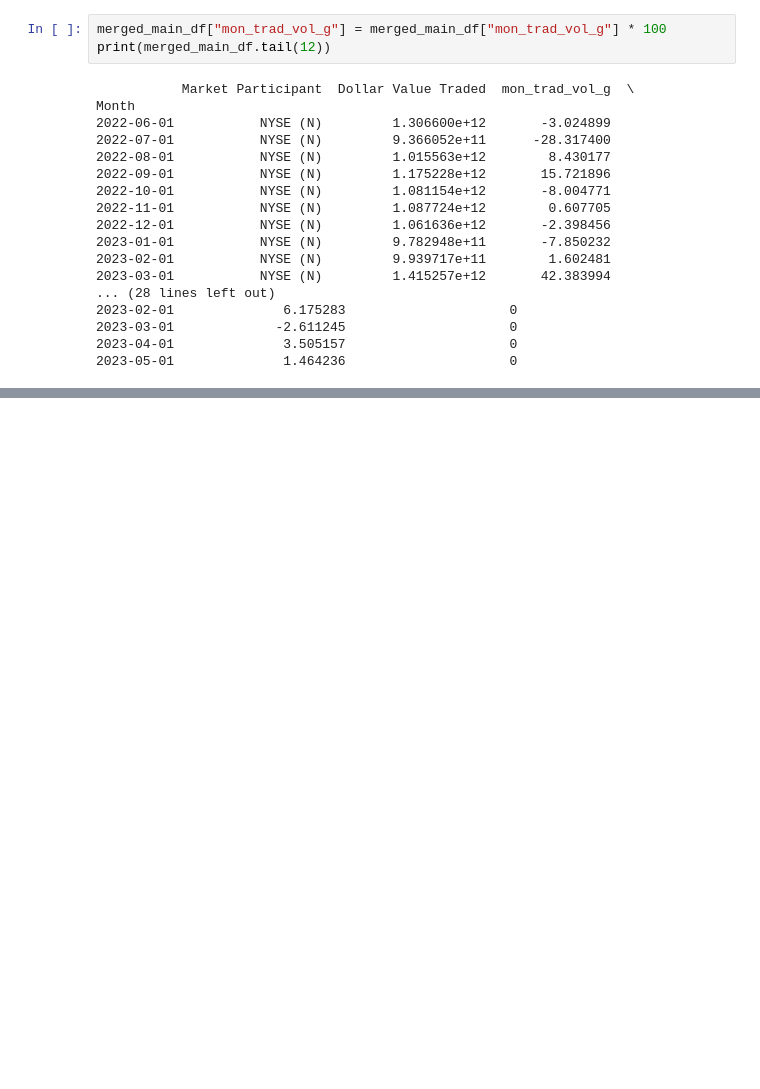
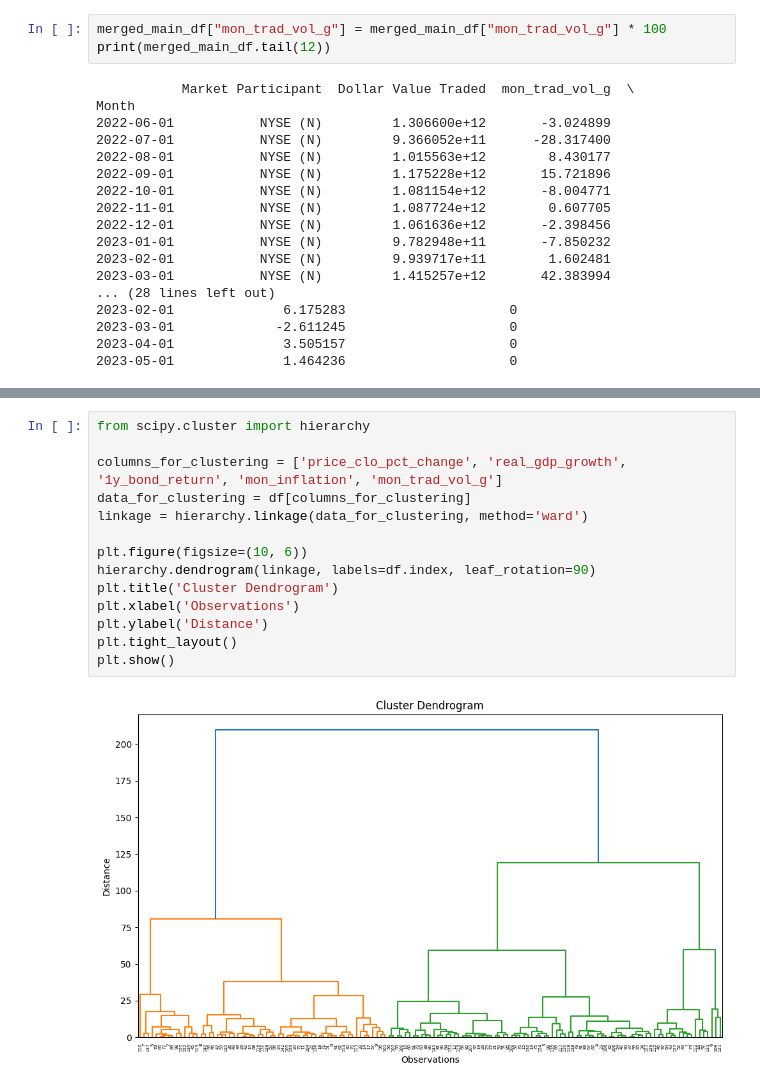
Before and after one commit to glomanu/TMDLGroupProject, a Jupyter notebook: Project.ipynb, the cells around one changed output, grey strips where cells are left out. Cells and saved outputs as stored; diff of their text form; blank space fills up the shorter version.

```diff
--- a/Project.ipynb
+++ b/Project.ipynb
@@ -827,0 +1072,16 @@ merged_main_df.to_excel('checkpoint_final_data.xlsx', index=False)
+# %%
+from scipy.cluster import hierarchy
+
+columns_for_clustering = ['price_clo_pct_change', 'real_gdp_growth', '1y_bond_return', 'mon_inflation', 'mon_trad_vol_g']
+data_for_clustering = df[columns_for_clustering]
+linkage = hierarchy.linkage(data_for_clustering, method='ward')
+
+plt.figure(figsize=(10, 6))
+hierarchy.dendrogram(linkage, labels=df.index, leaf_rotation=90)
+plt.title('Cluster Dendrogram')
+plt.xlabel('Observations')
+plt.ylabel('Distance')
+plt.tight_layout()
+plt.show()
+# %% [output]
+[figure, added]
```
Also changed, not shown: parts of 59 cells of this notebook.
